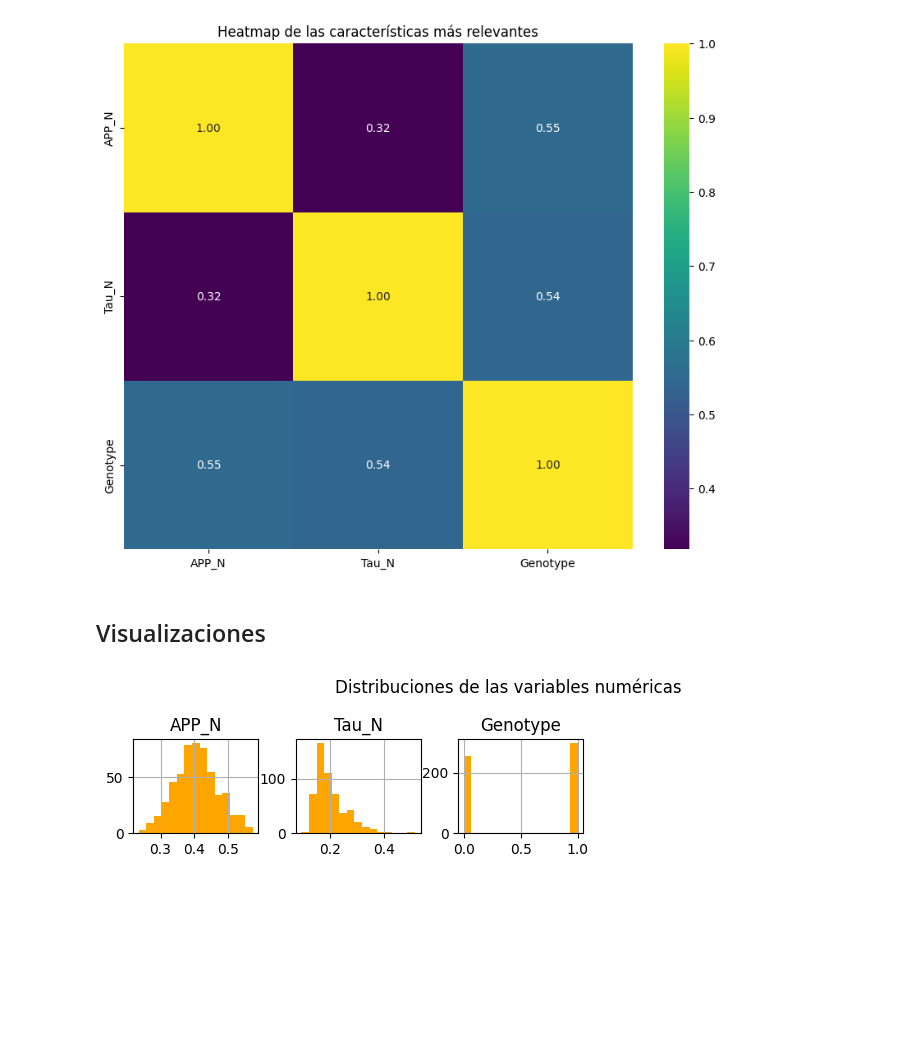
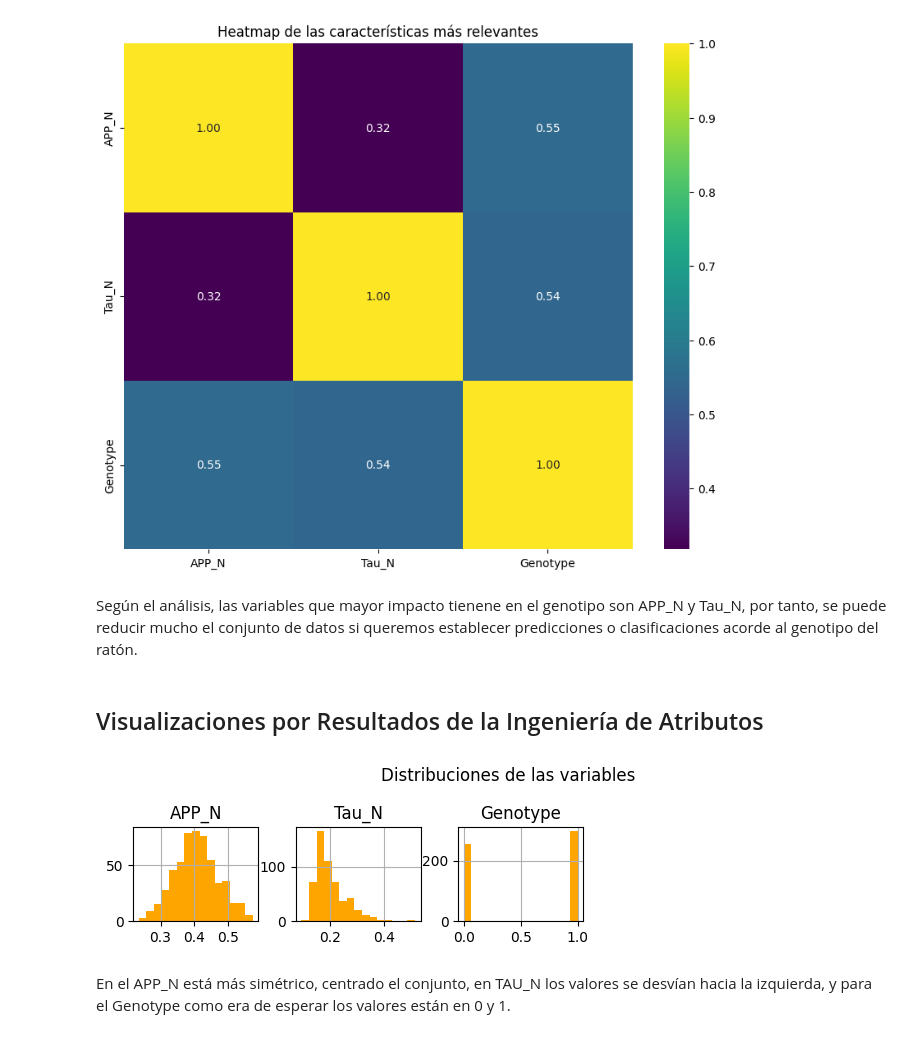
Before and after one commit to sonoAESS/Estudio-Inteligencia-Artificial, a Jupyter notebook: Machine Learning Escuela/Cuaderno Bioinformática/mousesCortex.ipynb, the cells around one changed output. Cells and saved outputs as stored; diff of their text form; code cells hidden in the pictures; blank space fills up the shorter version.

Commit message:
analisis de mouse iniciado completo hasta ingenieria de atributos

```diff
--- a/Machine Learning Escuela/Cuaderno Bioinformática/mousesCortex.ipynb
+++ b/Machine Learning Escuela/Cuaderno Bioinformática/mousesCortex.ipynb
@@ -282,13 +309,17 @@ plt.title("Heatmap de las características más relevantes")
 plt.show()
 # %% [output]
 [figure]
-# %% [markdown]
-## Visualizaciones
+# %% [markdown]
+Según el análisis, las variables que mayor impacto tienene en el genotipo son APP_N y Tau_N, por tanto, se puede reducir mucho el conjunto de datos si queremos establecer predicciones o clasificaciones acorde al genotipo del ratón.
+# %% [markdown]
+## Visualizaciones por Resultados de la Ingeniería de Atributos
 # %%
-# Histogramas para cada variable numérica
+# Histogramas
 selectedDF.hist(bins=15, figsize=(10, 6), layout=(4, 5), color='orange')
-plt.suptitle('Distribuciones de las variables numéricas')
+plt.suptitle('Distribuciones de las variables')
 plt.show()
 # %% [output]
-[figure, old version]
+[figure, new version]
+# %% [markdown]
+En el APP_N está más simétrico, centrado el conjunto, en TAU_N los valores se desvían hacia la izquierda, y para el Genotype como era de esperar los valores están en 0 y 1.
 # %%
```
Also changed, not shown: parts of 20 cells of this notebook.
